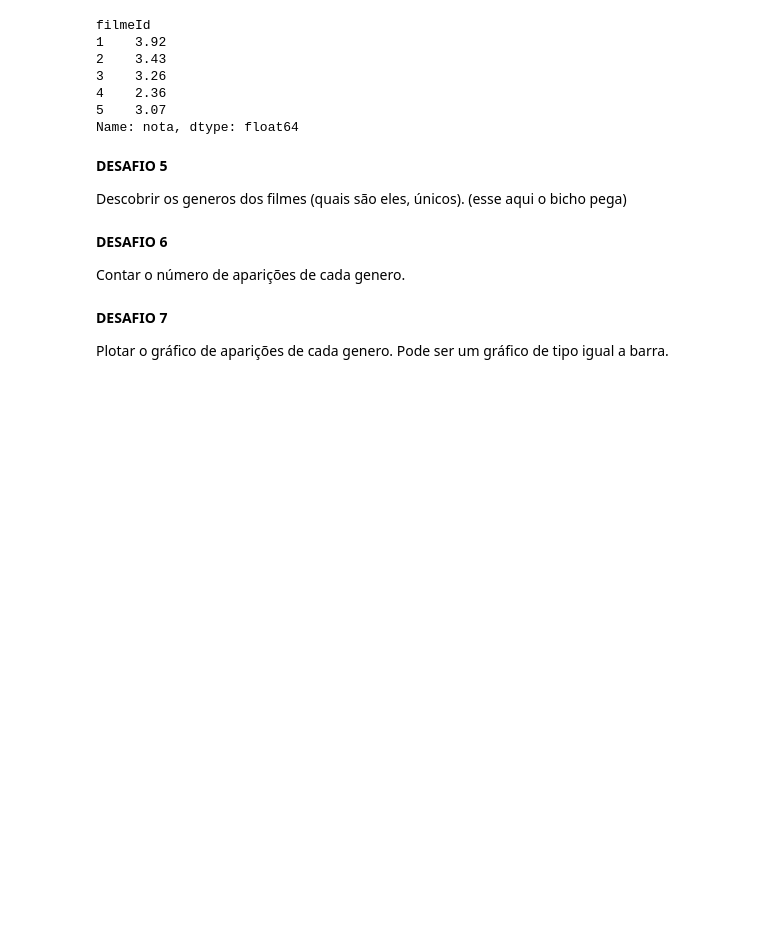
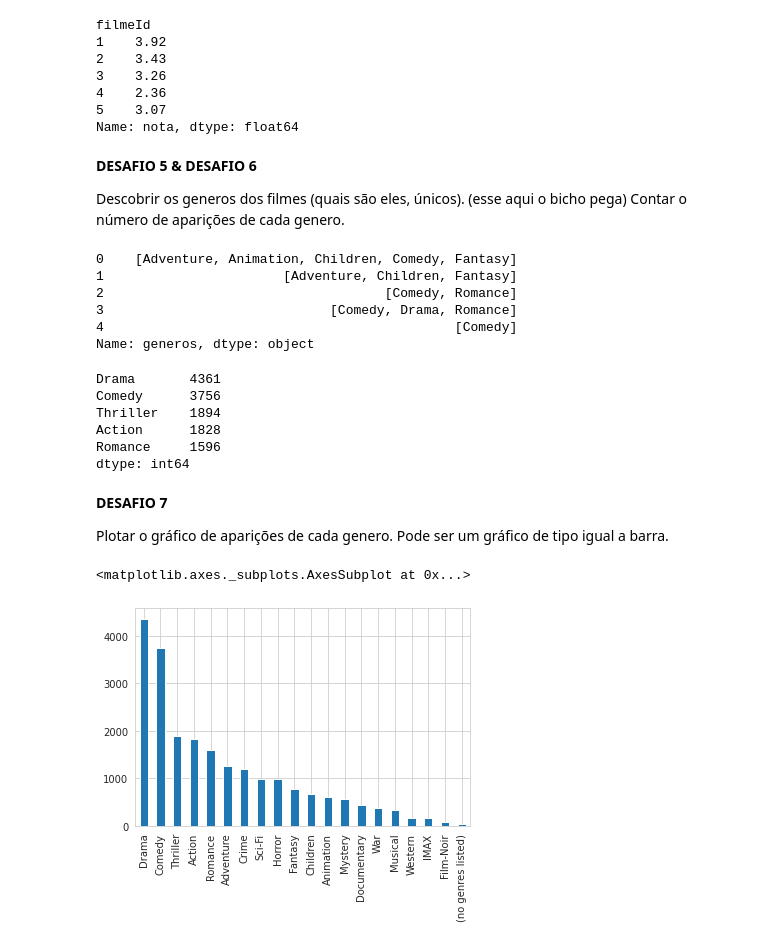
Before and after one commit to Chikuji/analise-python, a Jupyter notebook: aula1_pratica.ipynb, the cells around one changed output. Saved outputs shown, nothing was run; the diff lists cells and outputs as text; code cells hidden in the pictures; blank space fills up the shorter version.

```diff
--- a/aula1_pratica.ipynb
+++ b/aula1_pratica.ipynb
@@ -382,14 +423,42 @@ filmeId
 5    3.07
 Name: nota, dtype: float64
 # %% [markdown]
-**DESAFIO 5**
+**DESAFIO 5 & DESAFIO 6**
 
 Descobrir os generos dos filmes (quais são eles, únicos). (esse aqui o bicho pega)
+Contar o número de aparições de cada genero.
-# %% [markdown]
-**DESAFIO 6**
-
-Contar o número de aparições de cada genero.
+# %%
+# primeiro importar numpy as np
+# criar um data generos_filmes da tabela filmes_com_media
+# criar generos que contabiliza quantos votos unicos por genero
+
+import numpy as np
+
+generos_filmes = filmes_com_media.generos.str.split(pat="|")
+generos_filmes.head()
+# %% [output]
+0    [Adventure, Animation, Children, Comedy, Fantasy]
+1                       [Adventure, Children, Fantasy]
+2                                    [Comedy, Romance]
+3                             [Comedy, Drama, Romance]
+4                                             [Comedy]
+Name: generos, dtype: object
+# %%
+generos = pd.Series(np.concatenate(generos_filmes)).value_counts()
+generos.head()
+# %% [output]
+Drama       4361
+Comedy      3756
+Thriller    1894
+Action      1828
+Romance     1596
+dtype: int64
 # %% [markdown]
 **DESAFIO 7**
 
 Plotar o gráfico de aparições de cada genero. Pode ser um gráfico de tipo igual a barra.
+# %%
+generos.plot(kind='bar')
+# %% [output]
+<matplotlib.axes._subplots.AxesSubplot at 0x...>
+[figure, added]
```
Also changed, not shown: parts of 39 cells of this notebook.
